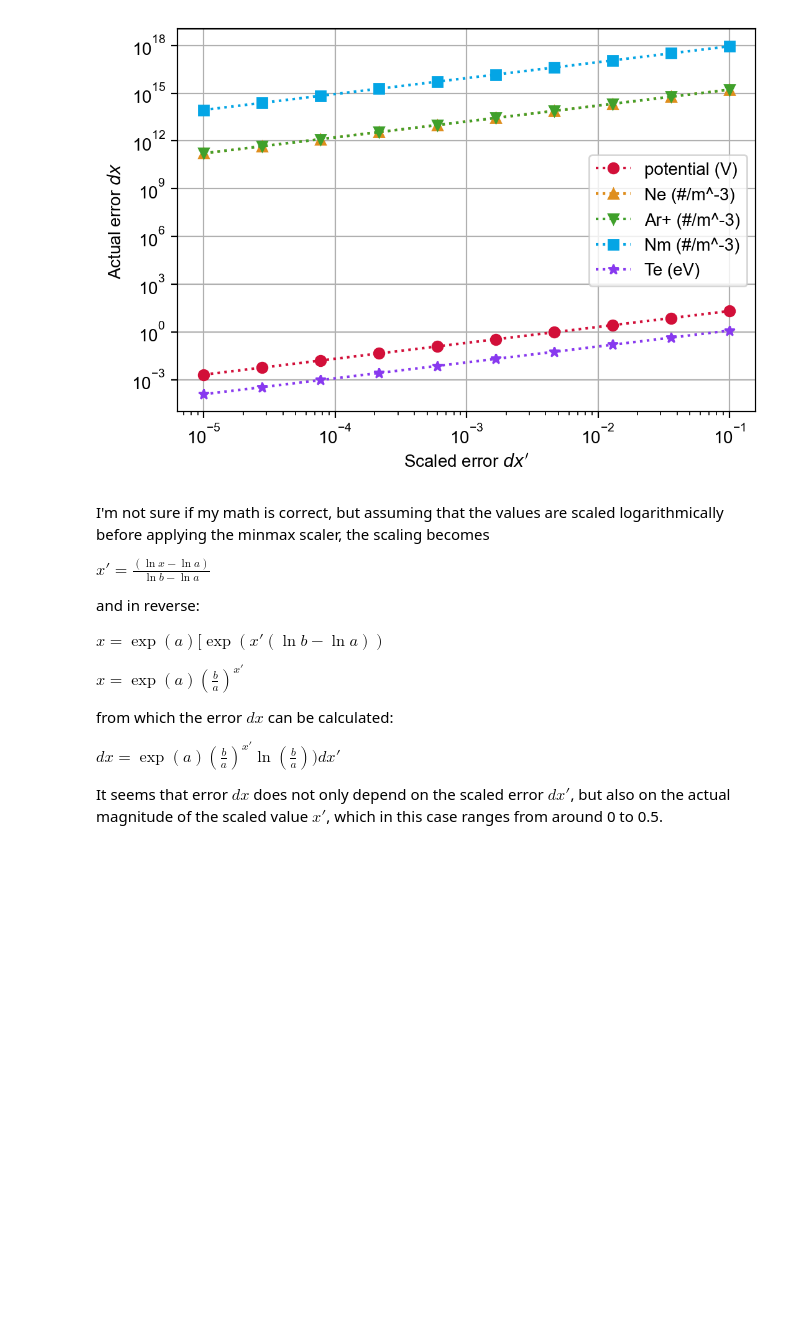
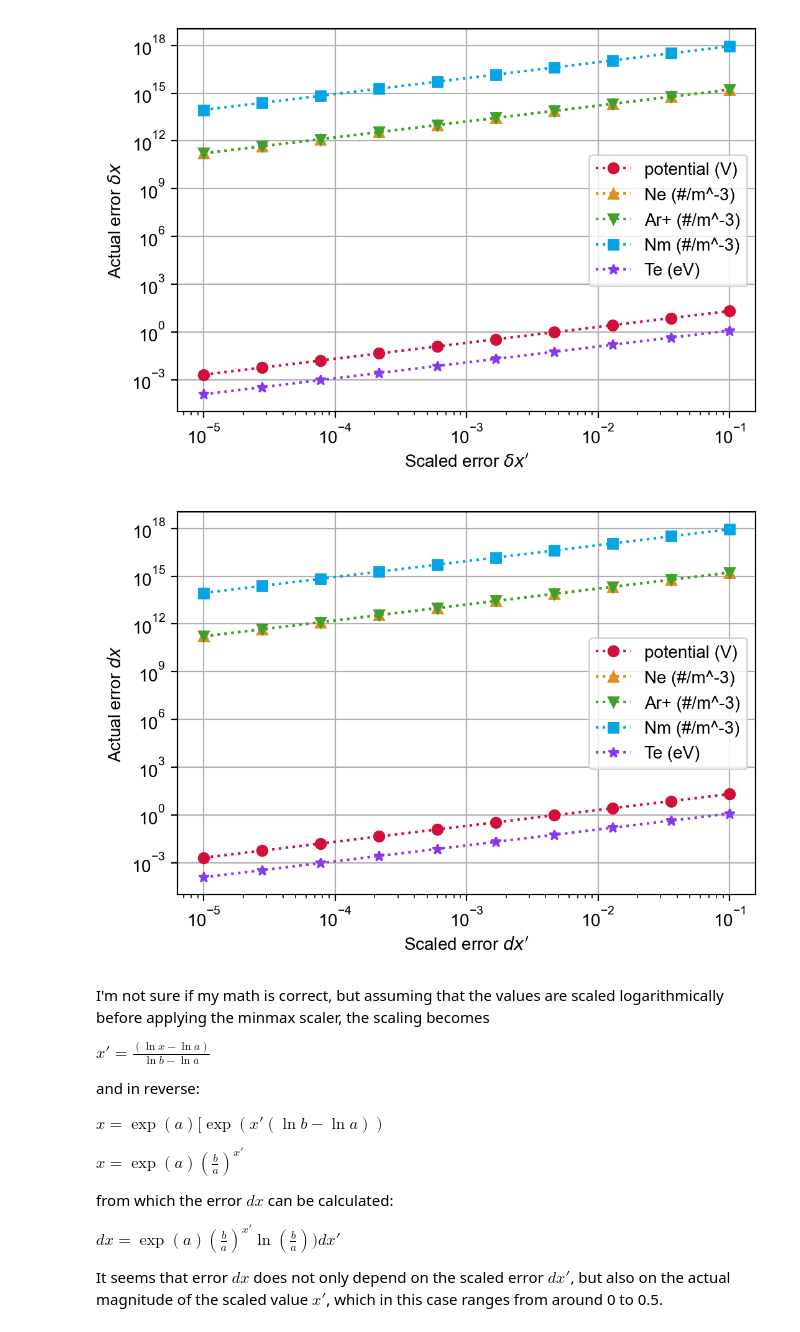
Before and after one commit to jarltc/2d-discharge-nn, a Jupyter notebook: torch/precision.ipynb, the cells around one changed output. Drawn from its saved outputs; the diff is of its cells as text; code cells hidden in the pictures; blank space fills up the shorter version.

Commit message:
check linear errors when min is 0

```diff
--- a/torch/precision.ipynb
+++ b/torch/precision.ipynb
@@ -165,10 +156,32 @@ for i, column in enumerate(label_names):
     ax.legend()
     ax.set_xscale('log')
     ax.set_yscale('log')
-    ax.set_xlabel('Scaled error $dx\'$')
-    ax.set_ylabel('Actual error $dx$')
+    ax.set_xlabel('Scaled error $\delta x\'$')
+    ax.set_ylabel('Actual error $\delta x$')
+
+fig
 # %% [output]
 [figure]
+# %%
+# fixed force a = 0
+colors = ['#d20f39', '#df8e1d', '#40a02b', '#04a5e5', '#8839ef']
+markers = ['o', '^', 'v', 's', '*']
+
+fig, ax = plt.subplots(figsize=(6,4), dpi=200)
+for i, column in enumerate(label_names):
+    xmin, xmax = range_dict[column]
+    dx = (xmax - 1e-10)*error
+    ax.plot(error, dx, marker=markers[i], linestyle=':', color=colors[i], label=column)
+    ax.grid()
+    ax.legend()
+    ax.set_xscale('log')
+    ax.set_yscale('log')
+    ax.set_xlabel('Scaled error $dx\'$')
+    ax.set_ylabel('Actual error $dx$')
+
+fig
+# %% [output]
+[figure, added]
 # %% [markdown]
 I'm not sure if my math is correct, but assuming that the values are scaled logarithmically before applying the minmax scaler, the scaling becomes
 
```
Also changed, not shown: parts of 3 cells of this notebook.
